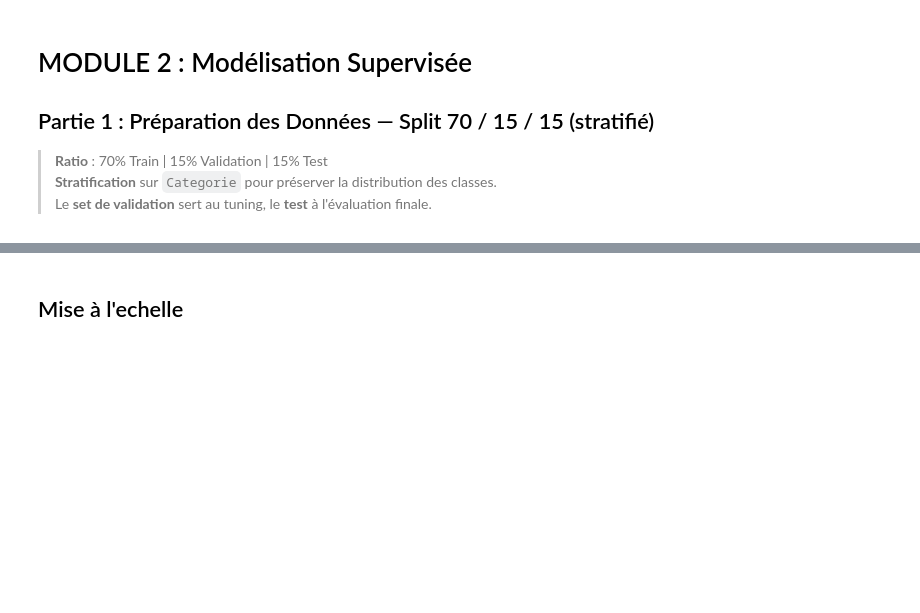
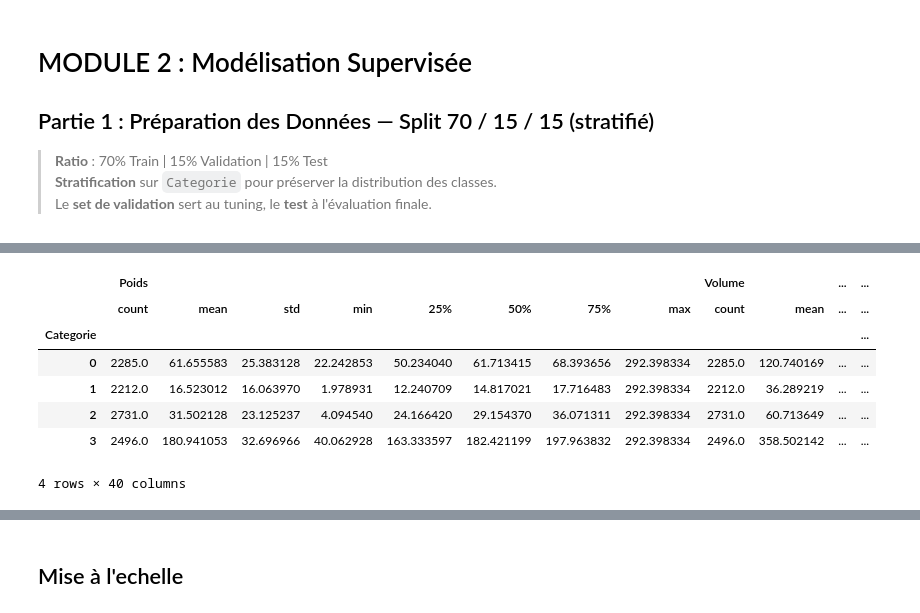
Before and after one commit to baccarifarah/eco-smart-classifier, a Jupyter notebook: src/modeling/classification.ipynb, the cells around one changed output, grey strips where cells are left out. Drawn from its saved outputs; the diff is of its cells as text; code cells hidden in the pictures; blank space fills up the shorter version.

```diff
--- a/src/modeling/classification.ipynb
+++ b/src/modeling/classification.ipynb
@@ -91,0 +125,17 @@ Split terminé:
+# %%
+df_clean.groupby("Categorie")[[
+    "Poids",
+    "Volume",
+    "Conductivite",
+    "Opacite",
+    "Rigidite"
+]].describe()
+# %% [output]
+|  | Poids |  |  |  |  |  |  |  | Volume |  | ... | ... |
+|  | count | mean | std | min | 25% | 50% | 75% | max | count | mean | ... | ... |
+| Categorie |  |  |  |  |  |  |  |  |  |  |  | ... |
+| 0 | 2285.0 | 61.655583 | 25.383128 | 22.242853 | 50.234040 | 61.713415 | 68.393656 | 292.398334 | 2285.0 | 120.740169 | ... | ... |
+| 1 | 2212.0 | 16.523012 | 16.063970 | 1.978931 | 12.240709 | 14.817021 | 17.716483 | 292.398334 | 2212.0 | 36.289219 | ... | ... |
+| 2 | 2731.0 | 31.502128 | 23.125237 | 4.094540 | 24.166420 | 29.154370 | 36.071311 | 292.398334 | 2731.0 | 60.713649 | ... | ... |
+| 3 | 2496.0 | 180.941053 | 32.696966 | 40.062928 | 163.333597 | 182.421199 | 197.963832 | 292.398334 | 2496.0 | 358.502142 | ... | ... |
+4 rows × 40 columns
```
Also changed, not shown: parts of 21 cells of this notebook, 28 other files.
